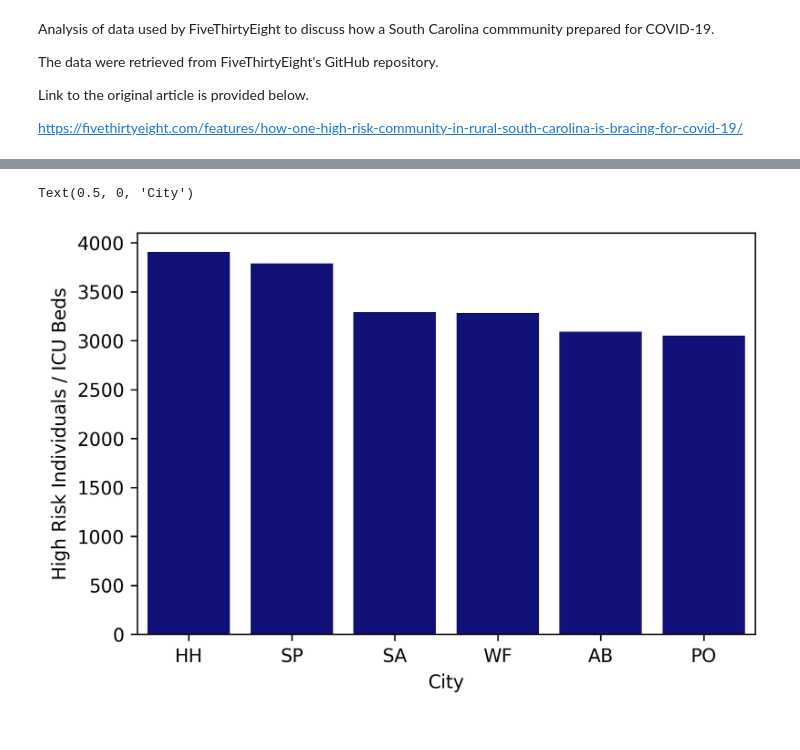
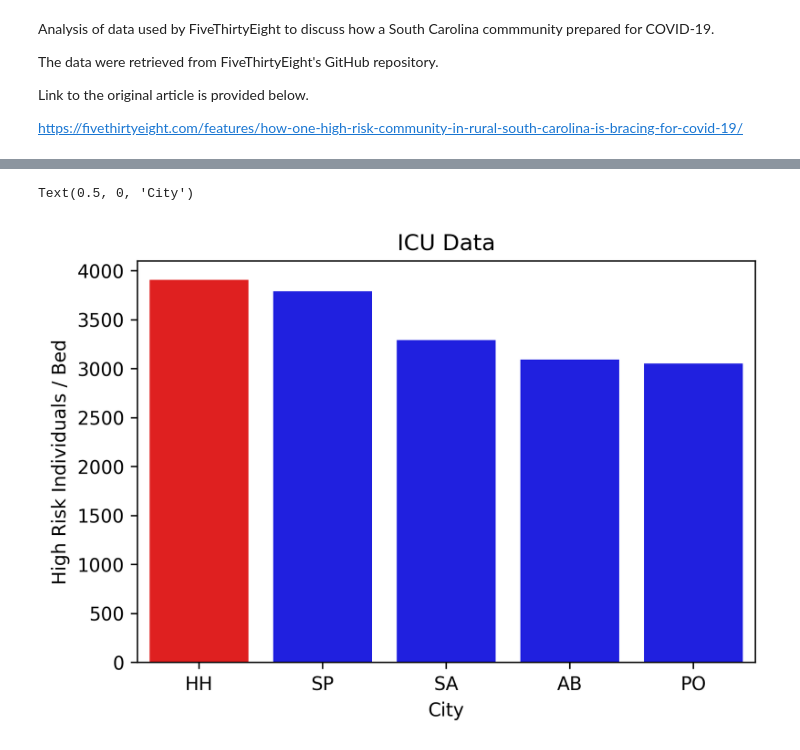
Before and after one commit to CJTAYL/.github.io, a Jupyter notebook: COVID_19_Analysis.ipynb, the cells around one changed output, grey strips where cells are left out. Drawn from its saved outputs; the diff is of its cells as text; code cells hidden in the pictures.

```diff
--- a/COVID_19_Analysis.ipynb
+++ b/COVID_19_Analysis.ipynb
@@ -33,15 +31,12 @@ Hilton Head Island was used to guide cutoff points when filtering because it was
 df = pd.read_csv(io.StringIO(download.decode('utf-8')))
 
 # Filtering Data
-df_filtered = df.loc[(df['total_percent_at_risk'] > '60.00') & (df['high_risk_per_ICU_bed'] > 3000) & (df['hospitals'] < 10)]
+df_filtered = df.loc[(df['total_percent_at_risk'] > '60.00') & (df['high_risk_per_ICU_bed'] > 3000) & (df['hospitals'] < 10) & (df['total_at_risk'] > 100000)]
 df_sorted = df_filtered.sort_values(by=['high_risk_per_ICU_bed'], ascending = False)
 
 # Cleaning and Re-organizing Data
-df_sorted.insert(1, "abbv", ["HH", "SP", "SA", "WF", "AB", "PO"], True)
-df_sorted.insert(2, "high_risk_percent", [62.72, 66.12, 68.32, 67.11, 60.33, 60.60], True)
+df_sorted.insert(1, "abbv", ["HH", "SP", "SA", "AB", "PO"], True)
+df_sorted.insert(2, "high_risk_percent", [62.72, 66.12, 68.32, 60.33, 60.60], True)
 
 # Removing re-formatted column
 del df_sorted['total_percent_at_risk']
-
-# Subset of dataframe to construct table using Plotly
-df_table = df_sorted[['MMSA', 'abbv', 'icu_beds', 'hospitals']]
@@ -61,0 +52,10 @@ plt.tight_layout()
+# %%
+# Color palette for bar plot
+palette = {"HH": "red", "SP": "blue", "SA": "blue", "AB": "blue", "PO": "blue"}
+
+# Visualization for high risk populations across cities
+sns.barplot(x='abbv', y='total_at_risk', palette=palette, data=df_sorted)
+plt.ylabel("Total")
+plt.title("High-Risk Populations")
+plt.xlabel("City")
+plt.ylim(100000, 500000)
@@ -62,10 +65,11 @@ plt.tight_layout()
 # %%
 # Visualization for ICU Bed Data
-sns.barplot(x='abbv', y='high_risk_per_ICU_bed', color='darkblue', data=df_sorted)
-plt.ylabel("High Risk Individuals / ICU Beds")
+sns.barplot(x='abbv', y='high_risk_per_ICU_bed', palette=palette, data=df_sorted)
+plt.ylabel("High Risk Individuals / Bed")
+plt.title("ICU Data")
 plt.xlabel("City")
 # %% [output]
 Text(0.5, 0, 'City')
-[figure, old version]
+[figure, new version]
 # %%
 # Visualization for Hospital Data
```
Also changed, not shown: parts of 5 cells of this notebook.
